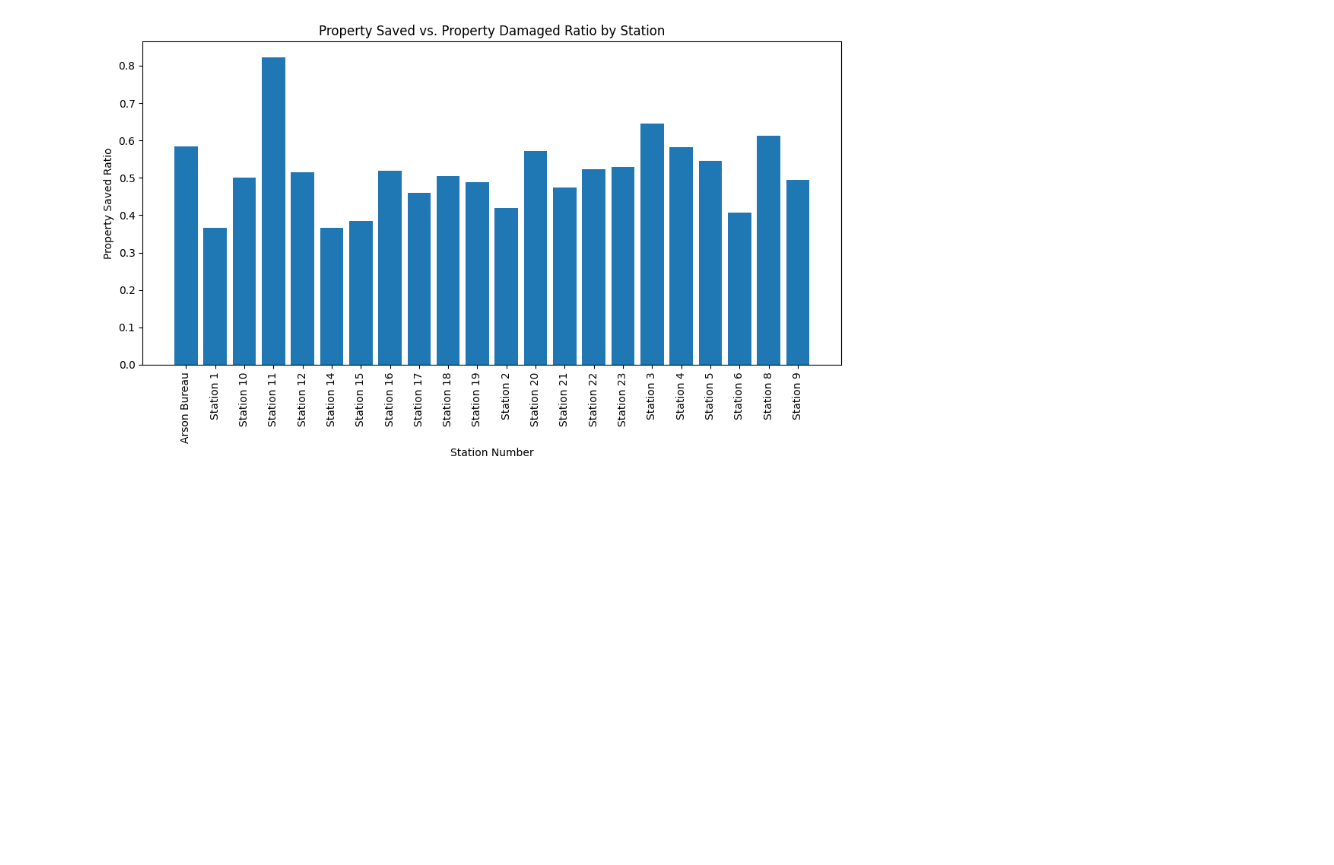
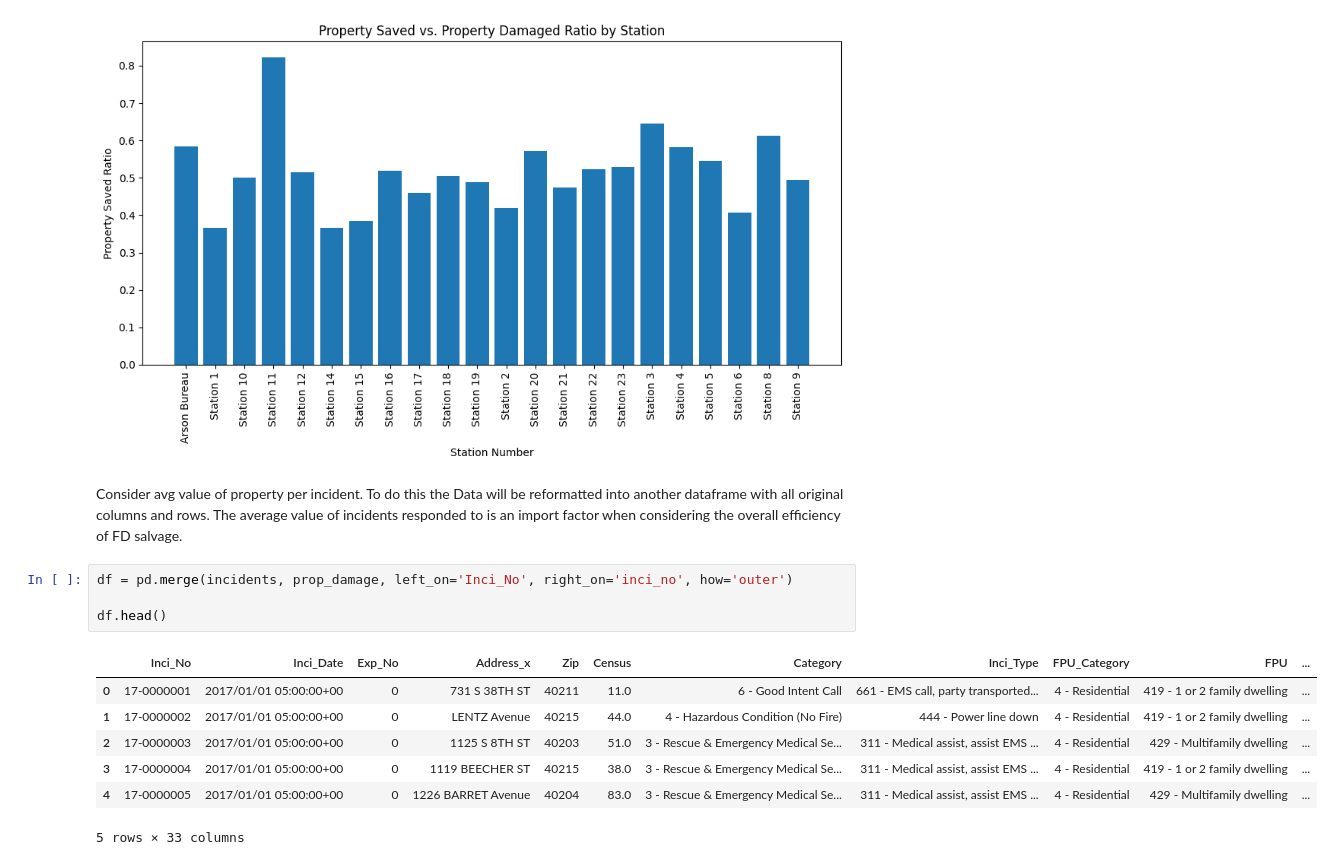
Before and after one commit to RobBecht/final_project, a Jupyter notebook: station_save_rates.ipynb, the cells around one changed output. Saved outputs shown, nothing was run; the diff lists cells and outputs as text; blank space fills up the shorter version.

```diff
--- a/station_save_rates.ipynb
+++ b/station_save_rates.ipynb
@@ -96,3 +96,17 @@ plt.tight_layout()
 plt.show()
 # %% [output]
 [figure]
+# %% [markdown]
+Consider avg value of property per incident. To do this the Data will be reformatted into another dataframe with all original columns and rows. The average value of incidents responded to is an import factor when considering the overall efficiency of FD salvage.
+# %%
+df = pd.merge(incidents, prop_damage, left_on='Inci_No', right_on='inci_no', how='outer')
+
+df.head()
+# %% [output]
+|  | Inci_No | Inci_Date | Exp_No | Address_x | Zip | Census | Category | Inci_Type | FPU_Category | FPU | ... |
+| 0 | 17-0000001 | 2017/01/01 05:00:00+00 | 0 | 731 S 38TH ST | 40211 | 11.0 | 6 - Good Intent Call | 661 - EMS call, party transported... | 4 - Residential | 419 - 1 or 2 family dwelling | ... |
+| 1 | 17-0000002 | 2017/01/01 05:00:00+00 | 0 | LENTZ Avenue | 40215 | 44.0 | 4 - Hazardous Condition (No Fire) | 444 - Power line down | 4 - Residential | 419 - 1 or 2 family dwelling | ... |
+| 2 | 17-0000003 | 2017/01/01 05:00:00+00 | 0 | 1125 S 8TH ST | 40203 | 51.0 | 3 - Rescue & Emergency Medical Se... | 311 - Medical assist, assist EMS ... | 4 - Residential | 429 - Multifamily dwelling | ... |
+| 3 | 17-0000004 | 2017/01/01 05:00:00+00 | 0 | 1119 BEECHER ST | 40215 | 38.0 | 3 - Rescue & Emergency Medical Se... | 311 - Medical assist, assist EMS ... | 4 - Residential | 419 - 1 or 2 family dwelling | ... |
+| 4 | 17-0000005 | 2017/01/01 05:00:00+00 | 0 | 1226 BARRET Avenue | 40204 | 83.0 | 3 - Rescue & Emergency Medical Se... | 311 - Medical assist, assist EMS ... | 4 - Residential | 429 - Multifamily dwelling | ... |
+5 rows × 33 columns
```
Also changed, not shown: parts of 6 cells of this notebook, 1 other file.
